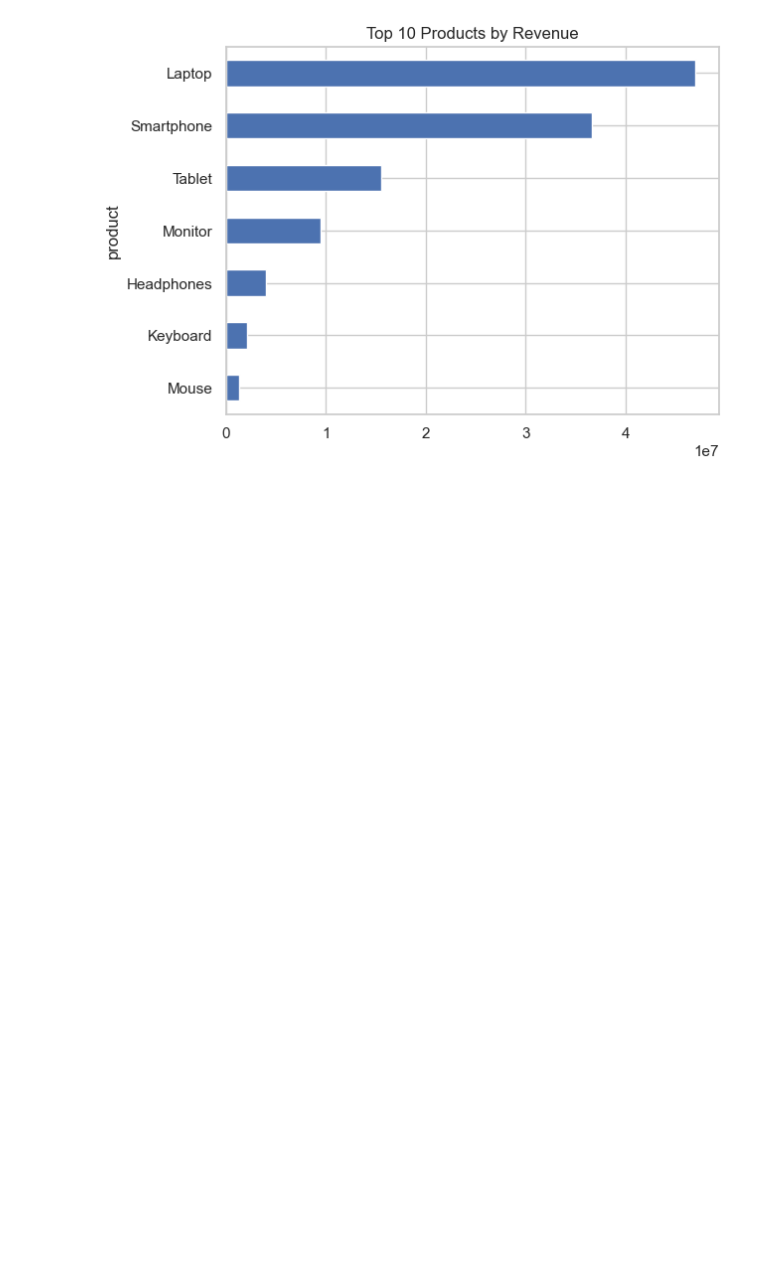
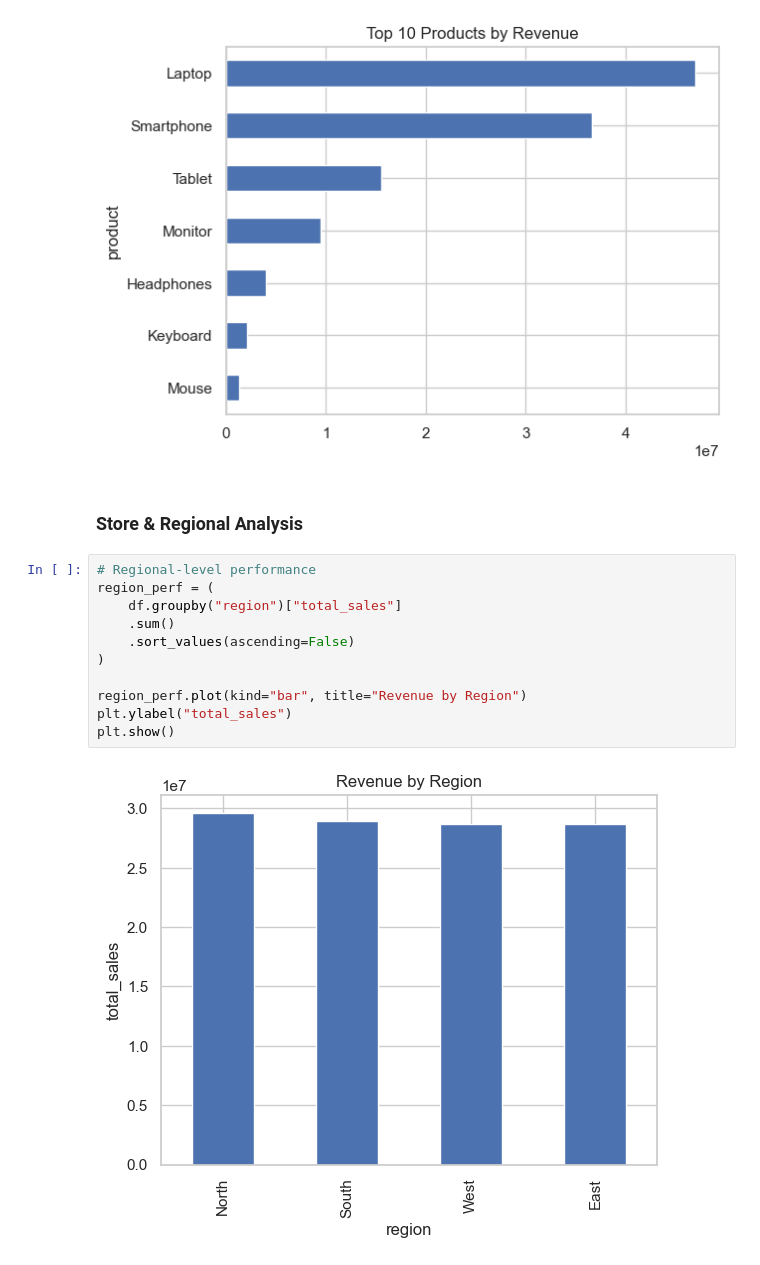
Before and after one commit to subrata-analytics/sales-performance-dashboard, a Jupyter notebook: notebooks/exploratory_analysis.ipynb, the cells around one changed output. Cells and saved outputs as stored; diff of their text form; blank space fills up the shorter version.

Commit message:
Add script for revenue by region

```diff
--- a/notebooks/exploratory_analysis.ipynb
+++ b/notebooks/exploratory_analysis.ipynb
@@ -166,3 +166,18 @@ plt.gca().invert_yaxis()
 plt.show()
 # %% [output]
 [figure]
+# %% [markdown]
+### Store & Regional Analysis
+# %%
+# Regional-level performance
+region_perf = (
+    df.groupby("region")["total_sales"]
+    .sum()
+    .sort_values(ascending=False)
+)
+
+region_perf.plot(kind="bar", title="Revenue by Region")
+plt.ylabel("total_sales")
+plt.show()
+# %% [output]
+[figure, added]
```
